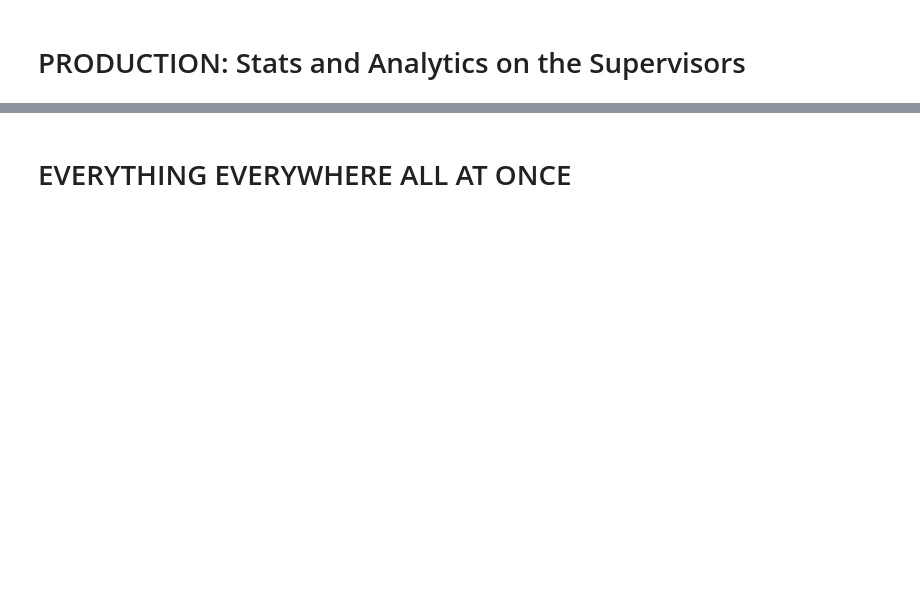
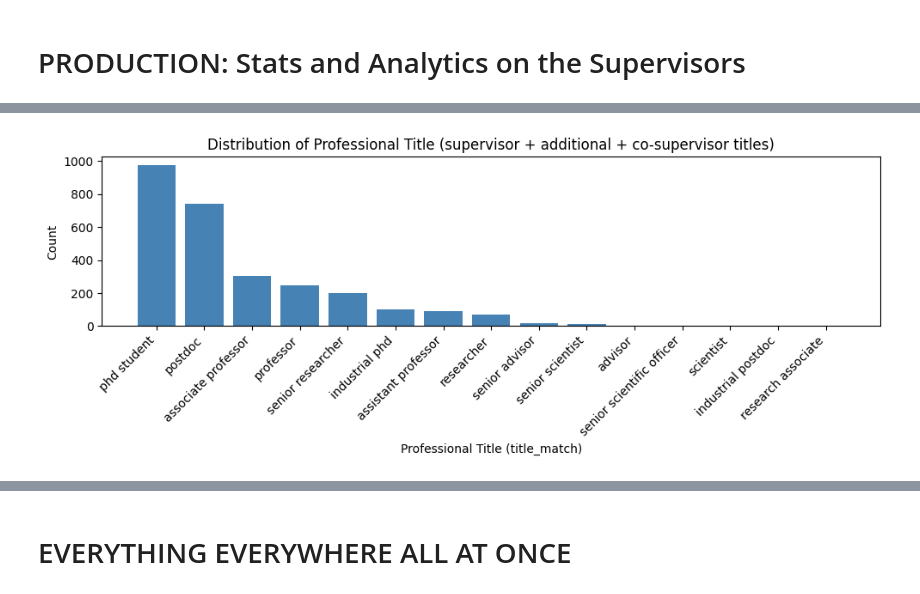
Before and after one commit to OliverKviat/Thesis_OCR, a Jupyter notebook: exploring_data/Cleaning_Orbit_Meta.ipynb, the cells around one changed output, grey strips where cells are left out. Drawn from its saved outputs; the diff is of its cells as text; code cells hidden in the pictures; blank space fills up the shorter version.

```diff
--- a/exploring_data/Cleaning_Orbit_Meta.ipynb
+++ b/exploring_data/Cleaning_Orbit_Meta.ipynb
@@ -402,9 +409,16 @@ Export skipped.
 # %% [markdown]
 # PRODUCTION: Stats and Analytics on the Supervisors
 # %%
-# Imports
+
+# ==== Imports ====
 import matplotlib.pyplot as plt
 import pandas as pd
+
+
+# ==== Loading the data ====
+
+
+sorting = input("what dataset do you want to load? (1) supervisor titles only, (2) supervisor + additional titles, (3) supervisor + additional + co-supervisor titles: ")
 
 pd.set_option("display.max_colwidth", None)  # Show full text in cells
 if sorting == "1":
@@ -416,4 +430,93 @@ elif sorting == "2":
 elif sorting == "3":
     orbit_data = pd.read_csv('../Data/Orbit_meta/Cleaned/dtu_orbit_persons_supervisors_additional_cosupervisors.csv')
     print(f"Loaded cleaned datset with {len(orbit_data)} rows.")
+
+
+# ==== Exploring the cleaned dataset ====
+
+
+# Exploratory analytics on supervisors by professional title and DTU department
+# Main columns used: "professional_title" and "dep_match"
+
+# 1) Basic checks
+required_cols = ["title_match", "dep_match"]
+missing_cols = [c for c in required_cols if c not in orbit_data.columns]
+if missing_cols:
+    raise ValueError(f"Missing required columns in orbit_data: {missing_cols}")
+
+n_rows = len(orbit_data)
+print(f"Rows in orbit_data: {n_rows}")
+print(f"Missing title_match: {orbit_data['title_match'].isna().sum()}")
+print(f"Missing dep_match: {orbit_data['dep_match'].isna().sum()}")
+
+
+# ==== Distribution of professional titles ====
+
+
+# 2) Distribution of professional titles
+print("\nProfessional title distribution:")
+# 2.1) Table of distribution of professional titles
+title_stats = (
+    orbit_data["title_match"]
+    .value_counts(dropna=False)
+    .rename_axis("title_match")
+    .reset_index(name="count")
+)
+title_stats["pct"] = (title_stats["count"] / n_rows * 100).round(2)
+display(title_stats)
+
+if sorting == "1":
+    title = "Distribution of Professional Title (supervisor titles only)"
+elif sorting == "2":
+    title = "Distribution of Professional Title (supervisor + additional titles)"
+elif sorting == "3":
+    title = "Distribution of Professional Title (supervisor + additional + co-supervisor titles)"
+
+# 2.2) Bar chart of distribution of professional titles
+plt.figure(figsize=(10, 4))
+plt.bar(title_stats["title_match"], title_stats["count"], color="steelblue")
+plt.xlabel("Professional Title (title_match)")
+plt.ylabel("Count")
+plt.title(title)
+plt.xticks(rotation=45, ha="right")
+plt.tight_layout()
+plt.show()
+
+
+# ==== Distribution of DTU departments ====
+
+
+# 3) Distribution of DTU departments
+print("\nDepartment distribution:")
+
+# 3.1) Table of distribution of departments
+dep_stats = (
+    orbit_data["dep_match"]
+    .value_counts(dropna=False)
+    .rename_axis("dep_match")
+    .reset_index(name="count")
+)
+dep_stats["pct"] = (dep_stats["count"] / n_rows * 100).round(2)
+
+display(dep_stats)
+
+if sorting == "1":
+    title = "Distribution of DTU Departments among Supervisors (supervisor titles only)"
+elif sorting == "2":
+    title = "Distribution of DTU Departments among Supervisors (supervisor + additional titles)"
+elif sorting == "3":
+    title = "Distribution of DTU Departments among Supervisors (supervisor + additional + co-supervisor titles)"
+
+# 3.2) Bar chart of distribution of departments
+HIGHLIGHT_DEPS = {"DTU Bright", "DTU Learn for Life", "DTU Nanolab", "DTU Offshore", "DTU Skylab"}
+dep_colors = ["lightblue" if dep in HIGHLIGHT_DEPS else "steelblue" for dep in dep_stats["dep_match"]]
+
+plt.figure(figsize=(12, 6))
+plt.bar(dep_stats["dep_match"], dep_stats["count"], color=dep_colors)
+plt.xlabel("DTU Department (dep_match)")
+plt.ylabel("Count")
+plt.title(title)
+plt.xticks(rotation=45, ha="right")
+plt.tight_layout()
+plt.show()
 # %% [output]
@@ -420,0 +545 @@ Loaded cleaned datset with 932 rows.
+[figure, added]
```
Also changed, not shown: parts of 21 cells of this notebook.
